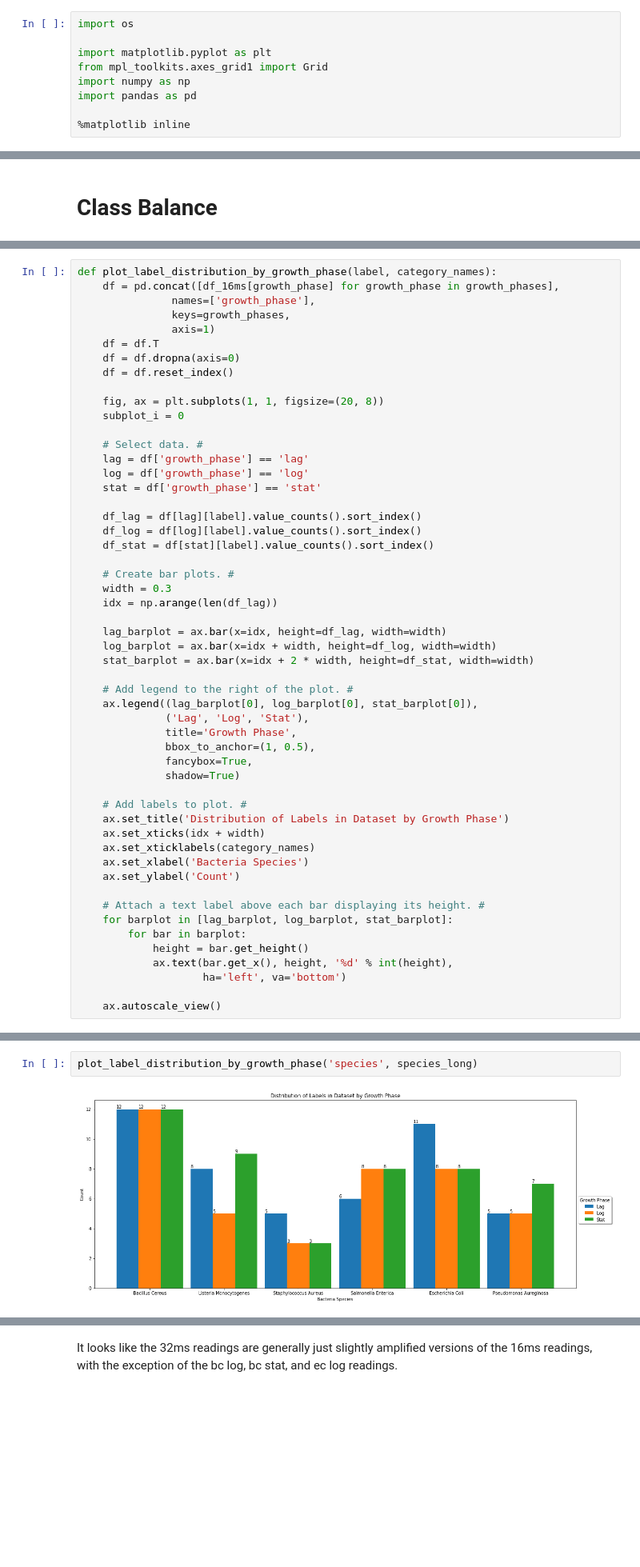
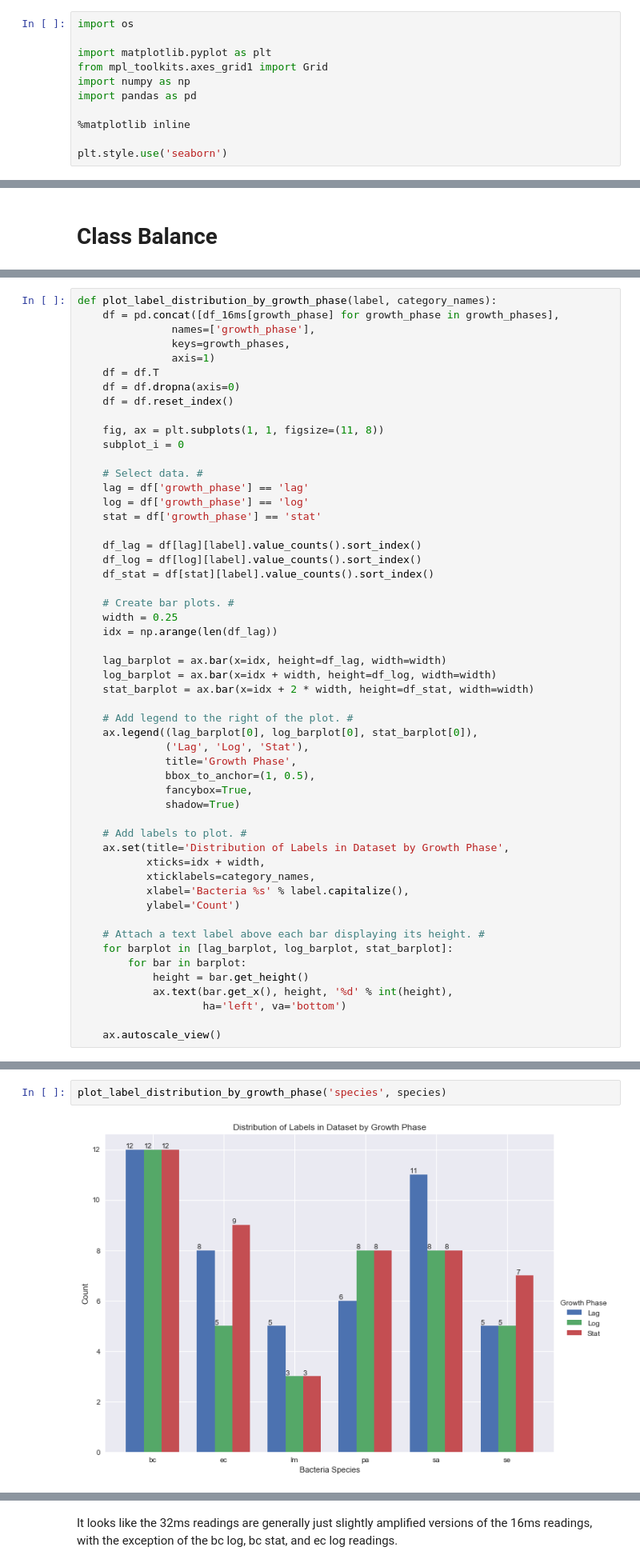
Before and after one commit to AnthonyDickson/bacteria-project, a Jupyter notebook: Data Analysis.ipynb, the cells around one changed output, grey strips where cells are left out. Shown at 80% size. Drawn from its saved outputs; the diff is of its cells as text; blank space fills up the shorter version.

```diff
--- a/Data Analysis.ipynb
+++ b/Data Analysis.ipynb
@@ -20,6 +20,8 @@ import numpy as np
 import pandas as pd
 
 %matplotlib inline
+
+plt.style.use('seaborn')
 # %%
 os.getcwd()
 # %% [output]
@@ -208,7 +185,7 @@ def plot_label_distribution_by_growth_phase(label, category_names):
     df = df.dropna(axis=0)
     df = df.reset_index()
 
-    fig, ax = plt.subplots(1, 1, figsize=(20, 8))
+    fig, ax = plt.subplots(1, 1, figsize=(11, 8))
     subplot_i = 0
 
     # Select data. #
@@ -221,7 +198,7 @@ def plot_label_distribution_by_growth_phase(label, category_names):
     df_stat = df[stat][label].value_counts().sort_index()
 
     # Create bar plots. #
-    width = 0.3
+    width = 0.25
     idx = np.arange(len(df_lag))
 
     lag_barplot = ax.bar(x=idx, height=df_lag, width=width)
@@ -237,11 +214,11 @@ def plot_label_distribution_by_growth_phase(label, category_names):
               shadow=True)
 
     # Add labels to plot. #
-    ax.set_title('Distribution of Labels in Dataset by Growth Phase')
-    ax.set_xticks(idx + width)
-    ax.set_xticklabels(category_names)
-    ax.set_xlabel('Bacteria Species')
-    ax.set_ylabel('Count')
+    ax.set(title='Distribution of Labels in Dataset by Growth Phase',
+           xticks=idx + width,
+           xticklabels=category_names,
+           xlabel='Bacteria %s' % label.capitalize(),
+           ylabel='Count')
 
     # Attach a text label above each bar displaying its height. #
     for barplot in [lag_barplot, log_barplot, stat_barplot]:
@@ -260,7 +235,7 @@ plot_label_distribution('species')
 # %%
-plot_label_distribution_by_growth_phase('species', species_long)
+plot_label_distribution_by_growth_phase('species', species)
 # %% [output]
-[figure, old version]
+[figure, new version]
 # %%
 plot_label_distribution('gramness')
 # %% [output]
```
Also changed, not shown: parts of 14 cells of this notebook, 1 other file.
